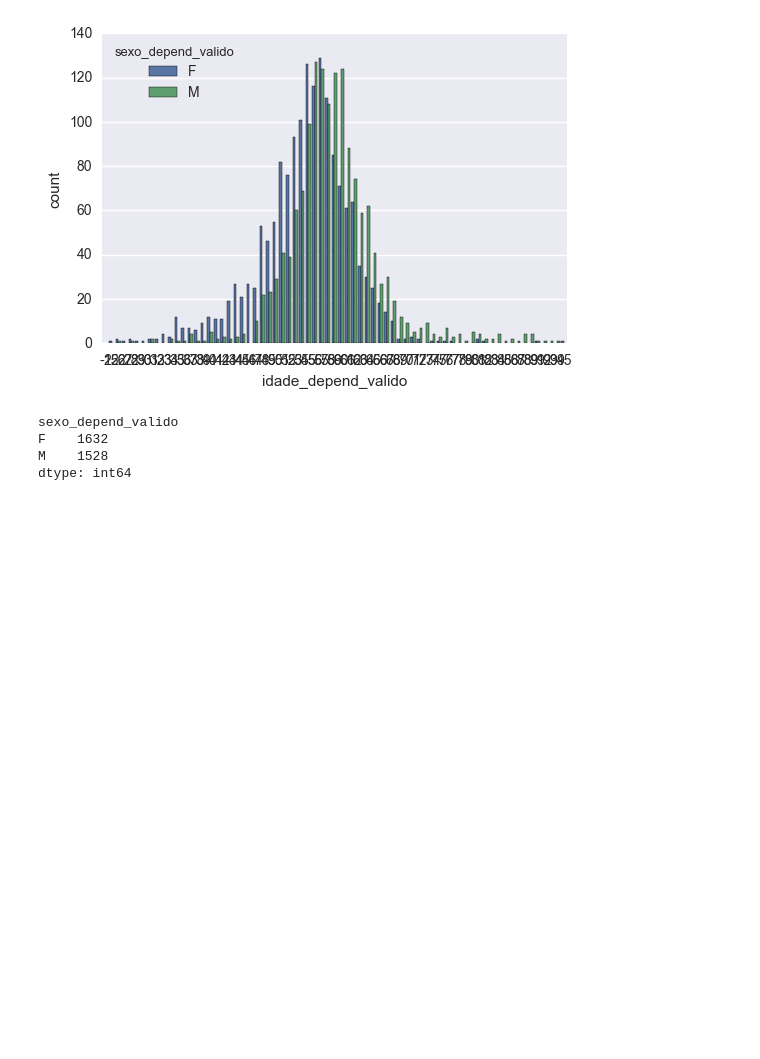
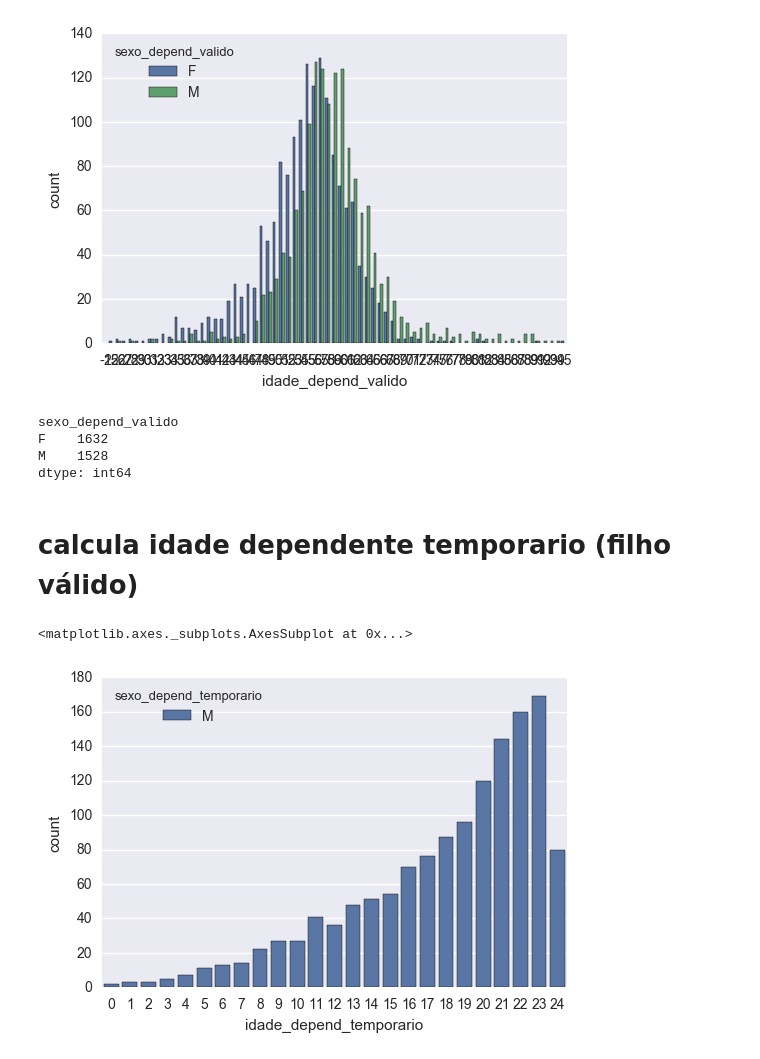
Before and after one commit to raphabritto/actuari_py, a Jupyter notebook: obtem_dados_avaliacao.ipynb, the cells around one changed output. Cells and saved outputs as stored; diff of their text form; code cells hidden in the pictures; blank space fills up the shorter version.

Commit message:
calcula idades
calcula idades

```diff
--- a/obtem_dados_avaliacao.ipynb
+++ b/obtem_dados_avaliacao.ipynb
@@ -574,11 +574,10 @@ dtype: int64
 #             row[idade_depend_valido] = tools.calculateAge(row.data_nascimento_depend_valido, df_avaliacao.data_calculo)
 #         else:
 #             row[idade_depend_valido] = 0
+# %% [markdown]
+# calcula idade dependente temporario (filho válido)
 # %%
 # adiciona os dependentes vitalicio temporario
 if len(df_assistidos) > 0:
     df_assistidos = merge(df_assistidos, df_depend_temporario_tmp, how='left', on='id_participante')
 #     df_assistidos = pd.merge(df_assistidos, df_depend_invalido_tmp, how='left', on='id_participante')
-# %%
-# calcula idade dependente vitalicio temporario
-df_assistidos['idade_depend_temporario'] = list(map(tools.calculateAge, df_assistidos.data_nascimento_depend_temporario, repeat(df_avaliacao.data_calculo[0], len(df_assistidos))))
@@ -584,0 +590,24 @@ df_assistidos['idade_depend_temporario'] = list(map(tools.calculateAge, df_assis
+# %%
+# calcula idade dos dependente vitalicio temporario dos aposentados (tipo assistido = 1)
+# apaga data nascimento e sexo dependentes temporarios que são pensionistas (tipo assistido = 2)
+
+df_assistidos['idade_depend_temporario'] = 0
+
+for i, row in df_assistidos.iterrows():
+    if row['tipo_assistido'] == 1:
+        if notnull(row['data_nascimento_depend_temporario']):
+            idade = tools.calculateAge(row['data_nascimento_depend_temporario'], df_avaliacao.data_calculo[0])
+
+            if idade <= df_avaliacao.maioridade_plano[0]:
+                df_assistidos.set_value(i, 'idade_depend_temporario', idade)
+            else:
+                df_assistidos.set_value(i, 'sexo_depend_temporario', np.NaN)
+                df_assistidos.set_value(i, 'data_nascimento_depend_temporario', NaT)
+    else:
+        df_assistidos.set_value(i, 'sexo_depend_temporario', np.NaN)
+        df_assistidos.set_value(i, 'data_nascimento_depend_temporario', NaT)
+# %%
+sns.countplot(x = 'idade_depend_temporario', hue='sexo_depend_temporario', data = df_assistidos[df_assistidos.tipo_assistido == 1])
+# %% [output]
+<matplotlib.axes._subplots.AxesSubplot at 0x...>
+[figure, added]
```
Also changed, not shown: parts of 6 cells of this notebook.
